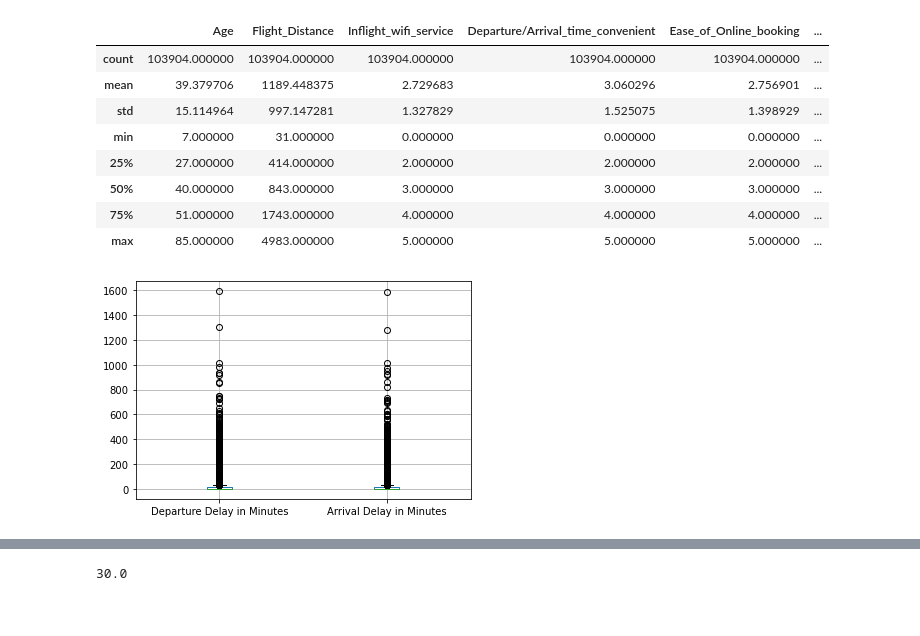
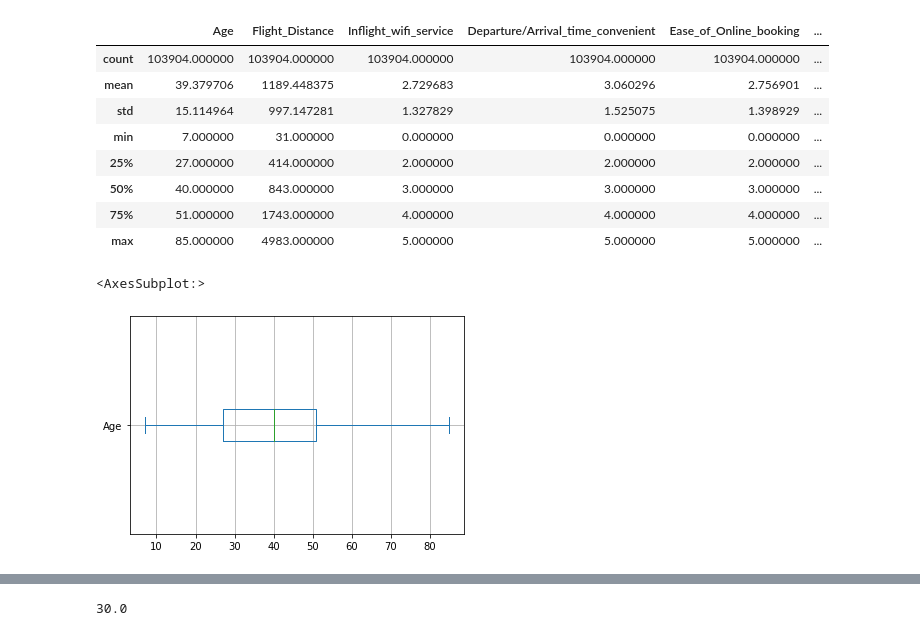
Before and after one commit to speplinski3/G3_Santander_Customer_Satisfaction, a Jupyter notebook: Airline_Customer_Satisfaction_ML_Wuyang.ipynb, the cells around one changed output, grey strips where cells are left out. Drawn from its saved outputs; the diff is of its cells as text; code cells hidden in the pictures.

```diff
--- a/Airline_Customer_Satisfaction_ML_Wuyang.ipynb
+++ b/Airline_Customer_Satisfaction_ML_Wuyang.ipynb
@@ -111,0 +139,6 @@ raw_df['Arrival_Delay_in_Minutes'].isnull().sum()
+# %%
+# Connect to PostgreSQL
+db_string=f'postgresql://postgres:{db_password}@127.0.0.1:5432/Airline_Customer_DB'
+engine=create_engine(db_string)
+#Import movies_df to sql
+raw_df.to_sql(name='airline_customer_satisfaction', con=engine, if_exists='replace', index=False)
@@ -111,0 +147,7 @@ raw_df['Arrival_Delay_in_Minutes'].isnull().sum()
+# %%
+# Read data
+Airline = engine.execute('SELECT * FROM airline_customer_satisfaction')
+# %%
+# DataFrame Columns
+col=list(raw_df.columns)
+col
@@ -111,0 +172,3 @@ raw_df['Arrival_Delay_in_Minutes'].isnull().sum()
+# %%
+Airline_df=pd.DataFrame(Airline, columns=col)
+Airline_df
@@ -122,8 +201,9 @@ raw_df.describe()
 | 50% | 40.000000 | 843.000000 | 3.000000 | 3.000000 | 3.000000 | ... |
 | 75% | 51.000000 | 1743.000000 | 4.000000 | 4.000000 | 4.000000 | ... |
 | max | 85.000000 | 4983.000000 | 5.000000 | 5.000000 | 5.000000 | ... |
-# %%
-# Boxplot the Departure Delay in Minutes and Arrival Delay in Minutes columns
-boxplot = df_fillnull.boxplot(column=['Departure Delay in Minutes', "Arrival Delay in Minutes"])
-# %% [output]
-[figure, removed]
+# %%
+# Age boxplot
+Airline_df['Age'].plot.box(vert=False, grid=True)
+# %% [output]
+<AxesSubplot:>
+[figure, added]
```
Also changed, not shown: parts of 10 cells of this notebook.
